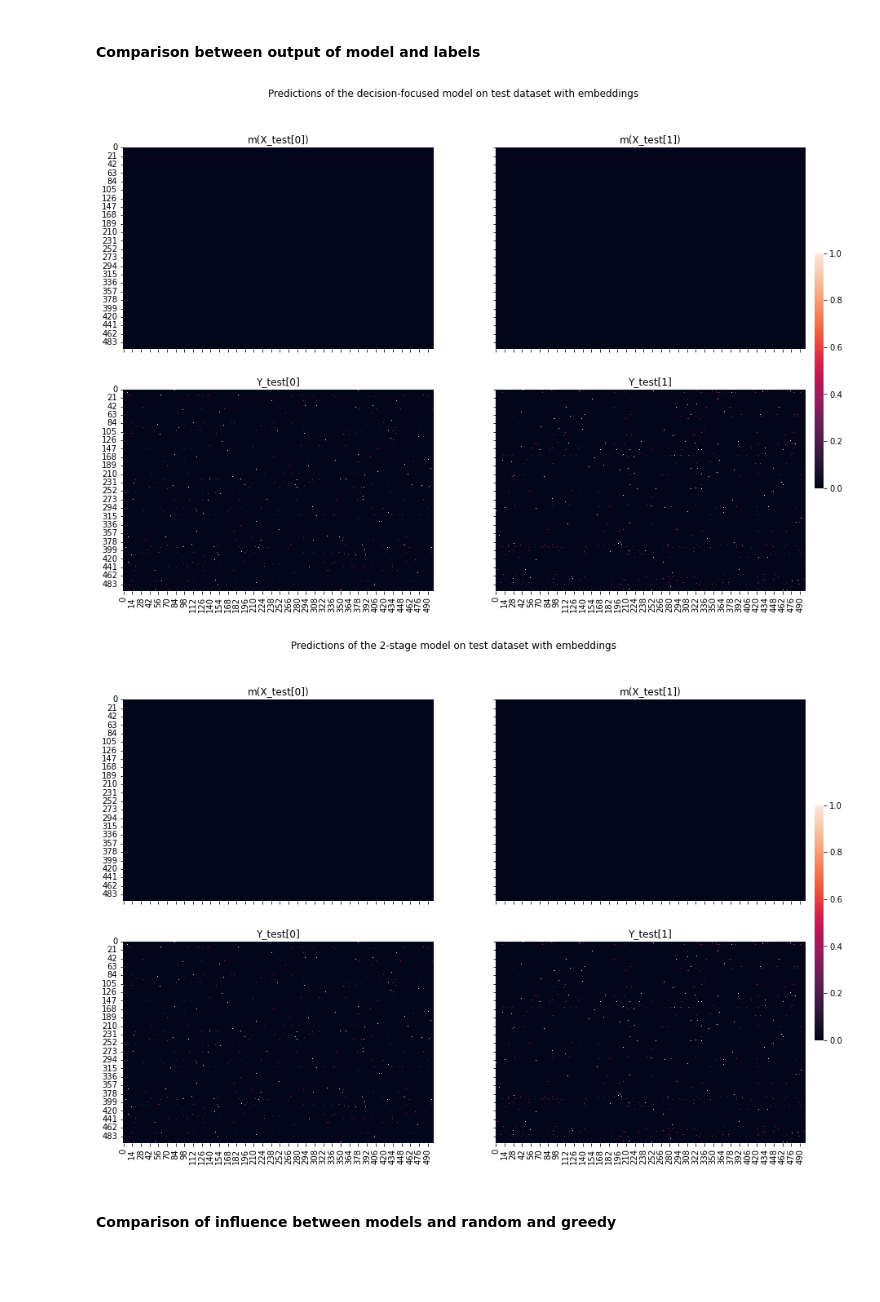
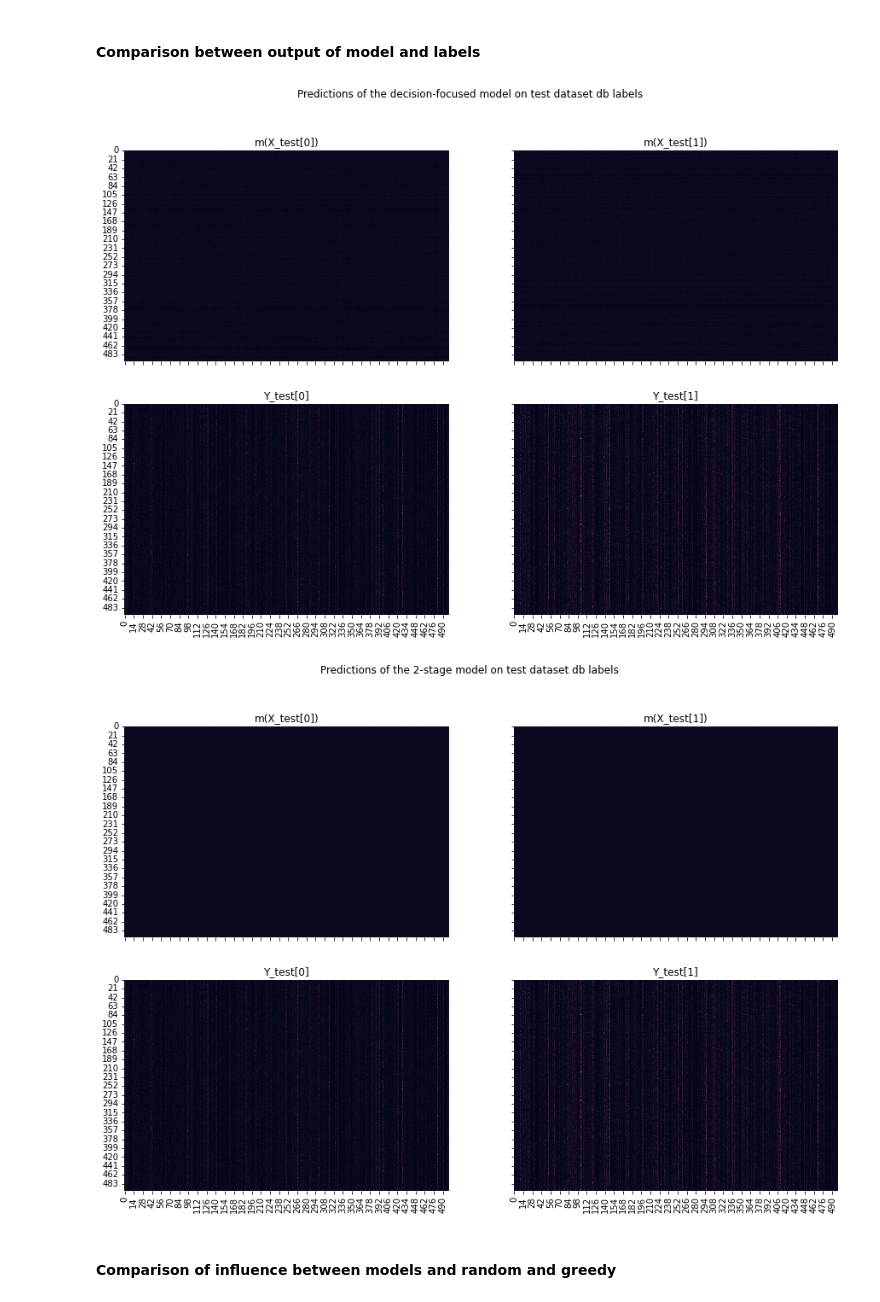
Before and after one commit to mario-michelessa/influence-maximization, a Jupyter notebook: decision_focused_learning_gpu/grd_main_twitter_gpu.ipynb, the cells around one changed output. Saved outputs shown, nothing was run; the diff lists cells and outputs as text; code cells hidden in the pictures; blank space fills up the shorter version.

```diff
--- a/decision_focused_learning_gpu/grd_main_twitter_gpu.ipynb
+++ b/decision_focused_learning_gpu/grd_main_twitter_gpu.ipynb
@@ -209,14 +219,14 @@ Dataset
 w = np.ones(N_TARGETS, dtype=np.float32)
 train_id = random.sample(list(range(N_INSTANCES)), N_TRAIN)
 
-#X_train, Yemb_train, X_test, Yemb_test, Y_train, Y_test = create_train_test(train_id)
-X_train, Y_train, X_test, Y_test, Yemb_train, Yemb_test = create_train_test(train_id)
+X_train, Yemb_train, X_test, Yemb_test, Y_train, Y_test = create_train_test(train_id)
+# X_train, Y_train, X_test, Y_test, Yemb_train, Yemb_test = create_train_test(train_id)
 dataset = torch.utils.data.TensorDataset(X_train, Y_train)
 
 fig, ax = plt.subplots(1,2, figsize = (10,5), sharey=True)
-sns.histplot(Y_train.flatten(), ax = ax[0], bins=20)
+sns.histplot(Y_train.flatten(), ax = ax[0], bins=100)
 ax[0].set_title("Histogram of the DB probabilities")
-sns.histplot(Yemb_train.flatten(), ax = ax[1], bins=20)
+sns.histplot(Yemb_train.flatten(), ax = ax[1], bins=100)
 ax[1].set_title("Histogram of the INFECTOR probabilities")
 plt.show()
 # %% [output]
@@ -403,7 +434,7 @@ test_dni_2s  = []
 loss_2s = []
 val_loss_2s = []
 
-net_2s = make_fc(N_FEATURES, num_layers, activation, hidden_sizes, dropout=0.15)
+net_2s = make_fc(N_FEATURES, num_layers, activation, hidden_sizes, dropout=dropout)
 net_2s.apply(init_weights)
 net_2s = net_2s.to(device)
 print(net_2s.modules)
@@ -416,10 +447,10 @@ def loss_unbalanced(pred, P) :
     # neg = pred < P
     # pos = pred > P
     # return 100 * loss_fn(pred[neg], P[neg]) + loss_fn(pred[pos],P[pos])
-    phi = 1.
+    phi = 0.5
     return torch.sum(torch.exp(phi * (P - pred)) - phi * (P-pred) - 1)
 
-optimizer = torch.optim.Adam(net_2s.parameters(), lr = 1e-3)
-#optimizer = torch.optim.SGD(net_2s.parameters(), lr = 1e-3)
+optimizer = torch.optim.Adam(net_2s.parameters(), lr = learning_rate)
+# optimizer = torch.optim.SGD(net_2s.parameters(), lr = 0.1)
 # %% [output]
 <bound method Module.modules of Sequential(
@@ -615,14 +804,24 @@ wandb.agent(sweep_2s, function=train_2s, count=count,)
 # %% [markdown]
 Heatmap instances
 # %%
-fig, axn = plt.subplots(6, 5, sharex=True, sharey=True, figsize = (20,25))
+fig, axn = plt.subplots(5, 5, sharex=True, sharey=True, figsize = (20,25))
 cbar_ax = fig.add_axes([.91, .3, .01, .4])
 plt.suptitle("Features of one instance")
 
 for i, ax in enumerate(axn.flat):
-    if i > 28 : break
-    sns.heatmap(X_train[1,:,:,i], ax=ax,
+    if i < N_FEATURES :
+        sns.heatmap(X_train[1,:,:,i], ax=ax,
+                    cbar=i == 0,
+                    vmin=0, vmax=1,
+                    cbar_ax=None if i else cbar_ax)
+    if i == N_FEATURES :
+        sns.heatmap(Y_train[1], ax=ax,
                 cbar=i == 0,
                 vmin=0, vmax=1,
                 cbar_ax=None if i else cbar_ax)
+    if i == N_FEATURES + 1 :
+        sns.heatmap(Yemb_train[1], ax=ax,
+                    cbar=i == 0,
+                    vmin=0, vmax=1,
+                    cbar_ax=None if i else cbar_ax)
 # %% [output]
@@ -650,32 +848,34 @@ print_hidden_layers(net_2s, 'Weight of hidden layers of 2 stage model with embed
 # %%
 def print_output_test(net, title) :
     fig,ax = plt.subplots(2, 2, figsize = (15,10),sharex=True, sharey=True)
-    cbar_ax = fig.add_axes([.91, .3, .01, .4])
+    # cbar_ax = fig.add_axes([.91, .3, .01, .4])
     #netcpu = copy.deepcopy(net).to('cpu')
     plt.suptitle(title)
     for i,ax in enumerate(ax.flat) :
         if i < 2 :
             sns.heatmap(net(X_test[i].to(device)).view_as(Y_test[0]).detach().cpu(),
                         ax=ax,
                         vmax = 1,
                         vmin = 0,
                         cbar_ax = None if i else cbar_ax,
-                        cbar=(i==0))
+                        cbar=(i==0)
+            )
             ax.set_title(f'm(X_test[{i}])')
         else :
             sns.heatmap(Y_test[i-2],
                         ax=ax,
                         vmax = 1,
                         vmin = 0,
                         cbar_ax = None if i else cbar_ax,
-                        cbar=(i==0))
+                        cbar=(i==0)
+            )
             ax.set_title(f'Y_test[{i-2}]')
 
-print_output_test(net_df, "Predictions of the decision-focused model on test dataset with embeddings")
-print_output_test(net_2s, "Predictions of the 2-stage model on test dataset with embeddings")
+print_output_test(net_df, "Predictions of the decision-focused model on test dataset db labels")
+print_output_test(net_2s, "Predictions of the 2-stage model on test dataset db labels")
 # %% [output]
-[figure, old version]
+[figure, new version]
-[figure, old version]
+[figure, new version]
 # %% [markdown]
 #### Comparison of influence between models and random and greedy
 # %%
```
Also changed, not shown: parts of 25 cells of this notebook, 48 other files.
